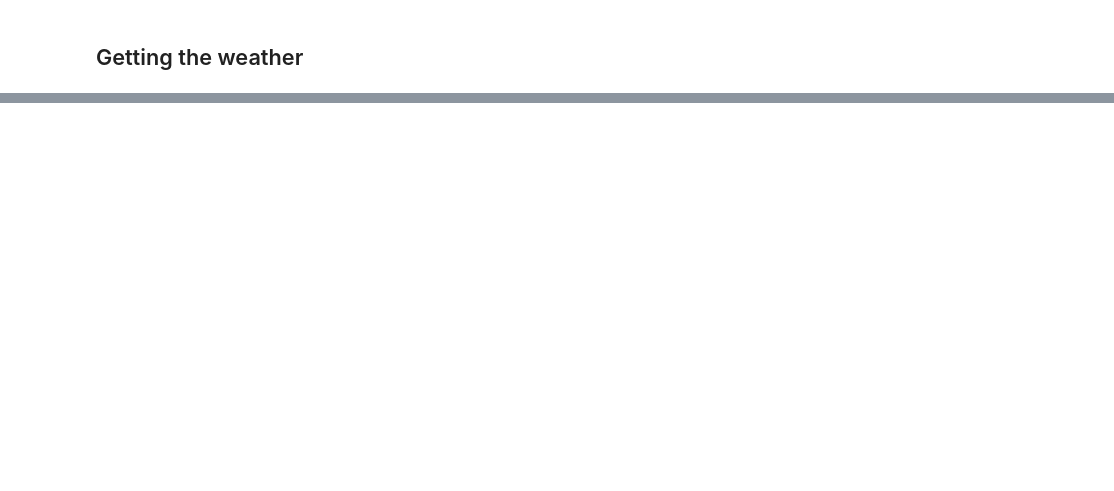
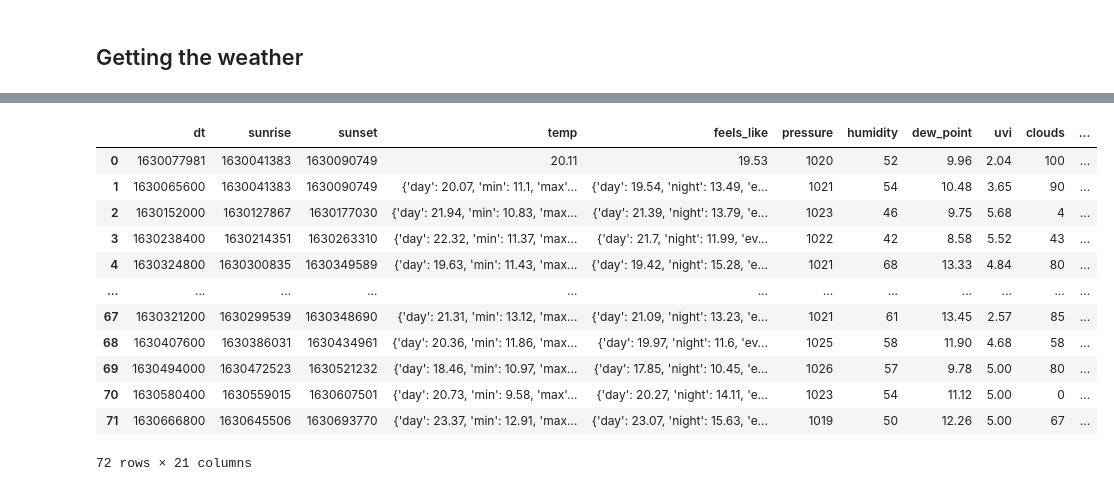
Before and after one commit to pattypooh/pez-jedha, a Jupyter notebook: 03-data-collection/projet/02-weather.ipynb, the cells around one changed output, grey strips where cells are left out. Cells and saved outputs as stored; diff of their text form; code cells hidden in the pictures; blank space fills up the shorter version.

```diff
--- a/03-data-collection/projet/02-weather.ipynb
+++ b/03-data-collection/projet/02-weather.ipynb
@@ -258,0 +202,21 @@ process.start()
+# %%
+def add_place_to_dict(city:City):
+    city.scrapped['place_id']=city.place_id
+     #data['place_id'] = place_id
+# %%
+def add_place_to_list(city:City):
+    '''
+    Retrieves the forecast list from the scrapped data and adds the place_id to each dictionary in the list.
+    '''
+    for day_dict in city.scrapped['daily']: #city.scrapped['daily'] contains a list. Each element is a dict.
+        day_dict['place_id']=city.place_id
+# %%
+'''
+    From a city containing scrapped data, it transforms the scrapped data in a pandas.Dataframe
+'''
+def process_city(city: City)->pd.DataFrame:
+    add_place_to_dict(city)
+    add_place_to_list(city)
+    current_df = pd.DataFrame(city.scrapped['current'])
+    forcast_df = pd.DataFrame(city.scrapped['daily'])
+    return pd.concat([current_df,forcast_df], ignore_index=True)
@@ -258,0 +225,20 @@ process.start()
+# %%
+df_list = list()
+for city in cities_list:
+    df_list.append(process_city(city))
+# %%
+pd.concat(df_list, ignore_index=True)
+# %% [output]
+|  | dt | sunrise | sunset | temp | feels_like | pressure | humidity | dew_point | uvi | clouds | ... |
+| 0 | 1630077981 | 1630041383 | 1630090749 | 20.11 | 19.53 | 1020 | 52 | 9.96 | 2.04 | 100 | ... |
+| 1 | 1630065600 | 1630041383 | 1630090749 | {'day': 20.07, 'min': 11.1, 'max'... | {'day': 19.54, 'night': 13.49, 'e... | 1021 | 54 | 10.48 | 3.65 | 90 | ... |
+| 2 | 1630152000 | 1630127867 | 1630177030 | {'day': 21.94, 'min': 10.83, 'max... | {'day': 21.39, 'night': 13.79, 'e... | 1023 | 46 | 9.75 | 5.68 | 4 | ... |
+| 3 | 1630238400 | 1630214351 | 1630263310 | {'day': 22.32, 'min': 11.37, 'max... | {'day': 21.7, 'night': 11.99, 'ev... | 1022 | 42 | 8.58 | 5.52 | 43 | ... |
+| 4 | 1630324800 | 1630300835 | 1630349589 | {'day': 19.63, 'min': 11.43, 'max... | {'day': 19.42, 'night': 15.28, 'e... | 1021 | 68 | 13.33 | 4.84 | 80 | ... |
+| ... | ... | ... | ... | ... | ... | ... | ... | ... | ... | ... | ... |
+| 67 | 1630321200 | 1630299539 | 1630348690 | {'day': 21.31, 'min': 13.12, 'max... | {'day': 21.09, 'night': 13.23, 'e... | 1021 | 61 | 13.45 | 2.57 | 85 | ... |
+| 68 | 1630407600 | 1630386031 | 1630434961 | {'day': 20.36, 'min': 11.86, 'max... | {'day': 19.97, 'night': 11.6, 'ev... | 1025 | 58 | 11.90 | 4.68 | 58 | ... |
+| 69 | 1630494000 | 1630472523 | 1630521232 | {'day': 18.46, 'min': 10.97, 'max... | {'day': 17.85, 'night': 10.45, 'e... | 1026 | 57 | 9.78 | 5.00 | 80 | ... |
+| 70 | 1630580400 | 1630559015 | 1630607501 | {'day': 20.73, 'min': 9.58, 'max'... | {'day': 20.27, 'night': 14.11, 'e... | 1023 | 54 | 11.12 | 5.00 | 0 | ... |
+| 71 | 1630666800 | 1630645506 | 1630693770 | {'day': 23.37, 'min': 12.91, 'max... | {'day': 23.07, 'night': 15.63, 'e... | 1019 | 50 | 12.26 | 5.00 | 67 | ... |
+72 rows × 21 columns
```
Also changed, not shown: parts of 54 cells of this notebook, 40 other files.
